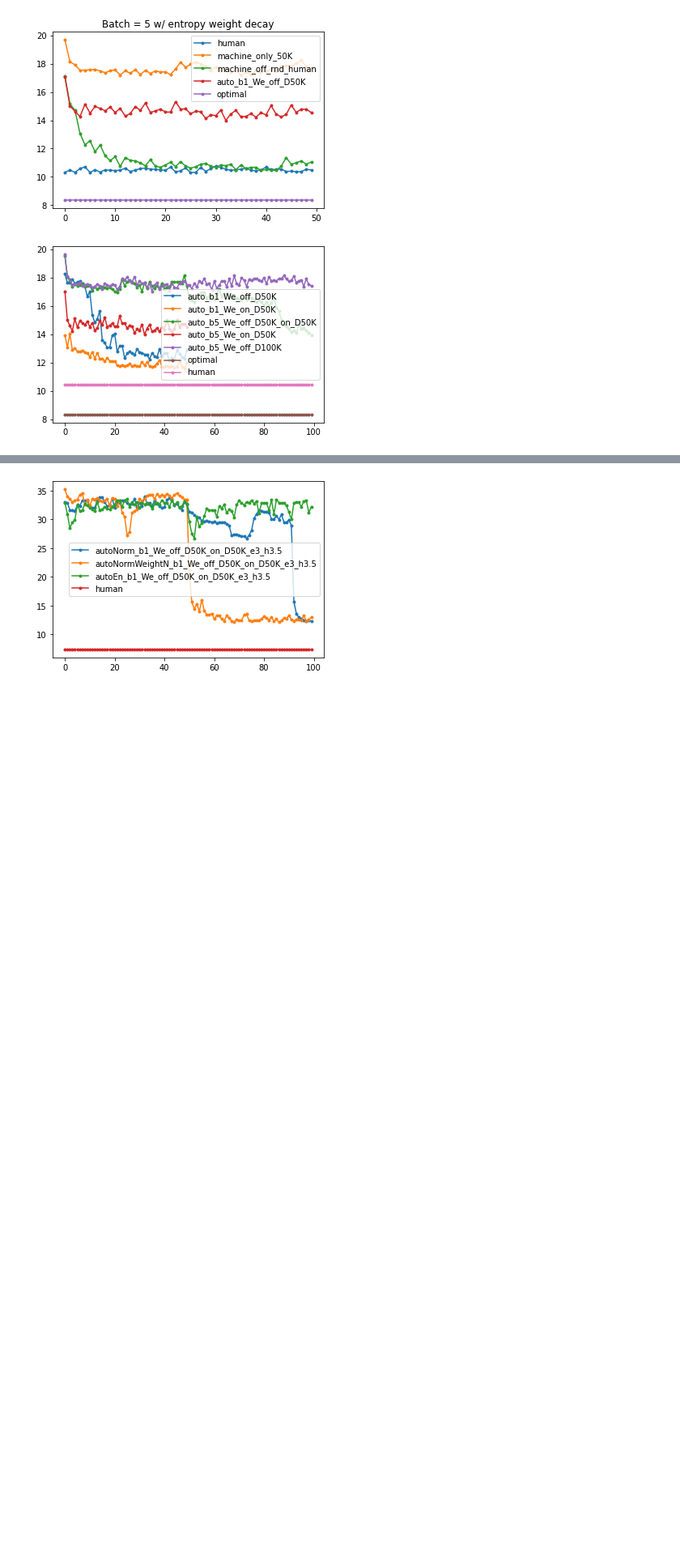
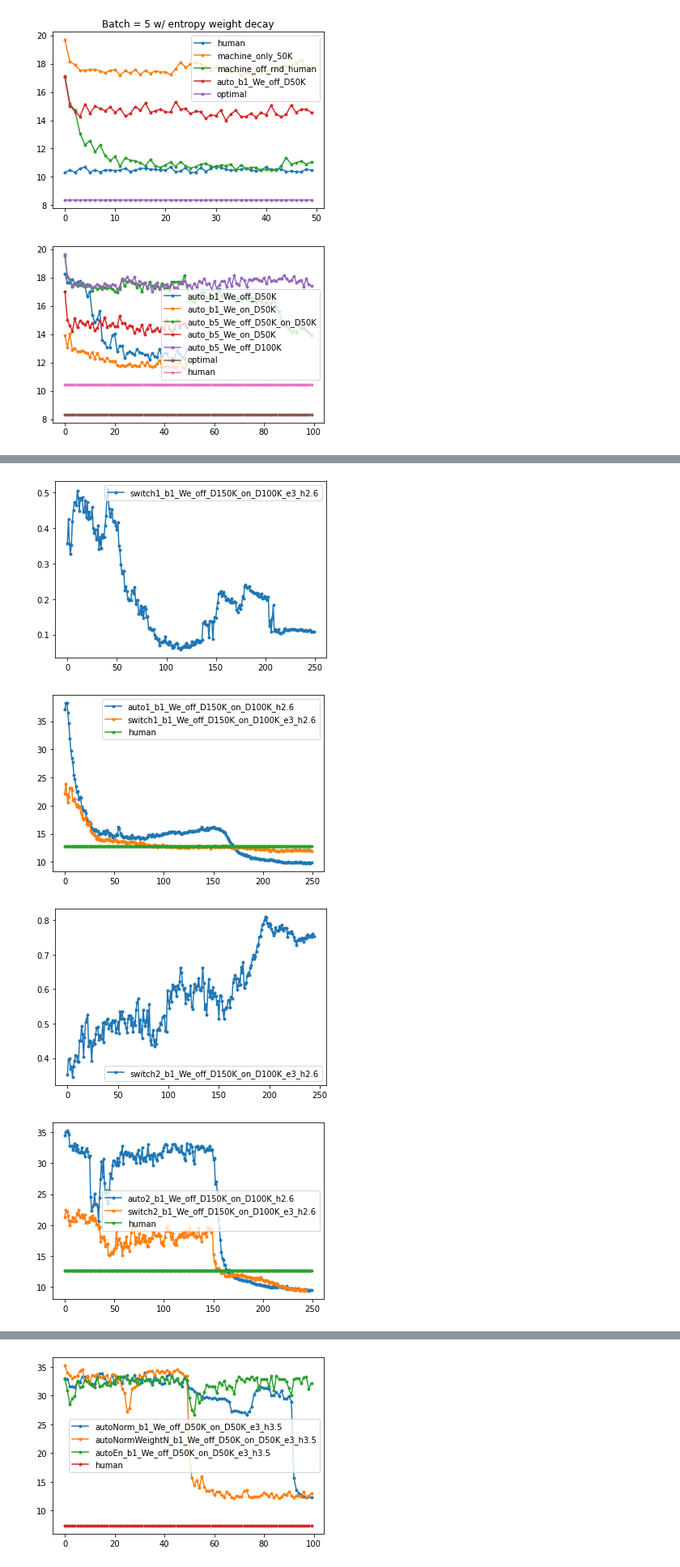
Before and after one commit to ElenStr/human-machine-switching, a Jupyter notebook: run_experiments.ipynb, the cells around one changed output, grey strips where cells are left out. Shown at 81% size. Drawn from its saved outputs; the diff is of its cells as text; code cells hidden in the pictures; blank space fills up the shorter version.

```diff
--- a/run_experiments.ipynb
+++ b/run_experiments.ipynb
@@ -284,0 +284,12 @@ human
+# %%
+for setting in [1,2]:
+    with open(f'{ROOT_DIR}/outputs/trajectories/human{setting}_2.6_{switching_noise}_{init_traffic_level}_trajectories_150000_agent_pureState', 'rb') as file:
+        human = pickle.load(file)
+        root_dir = f'{ROOT_DIR}/outputs/results/'
+        agents = [f'auto{setting}_b1_We_off_D150K_on_D100K_h2.6',f'switch{setting}_b1_We_off_D150K_on_D100K_e3_h2.6']
+        df = plot_performance(root_dir,eval_set, agents, human=human)
+# %% [output]
+[figure, added]
+[figure, added]
+[figure, added]
+[figure, added]
```
Also changed, not shown: parts of 25 cells of this notebook.
